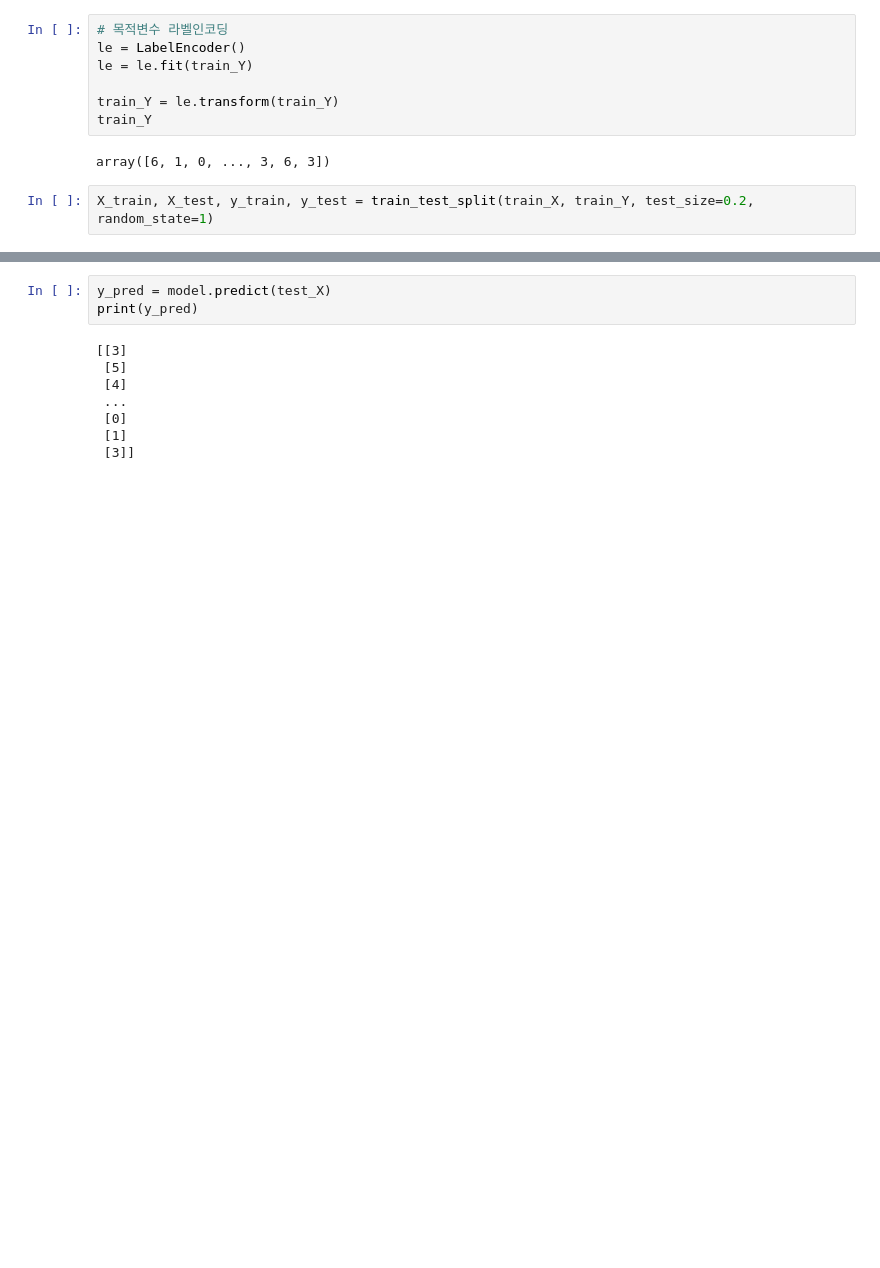
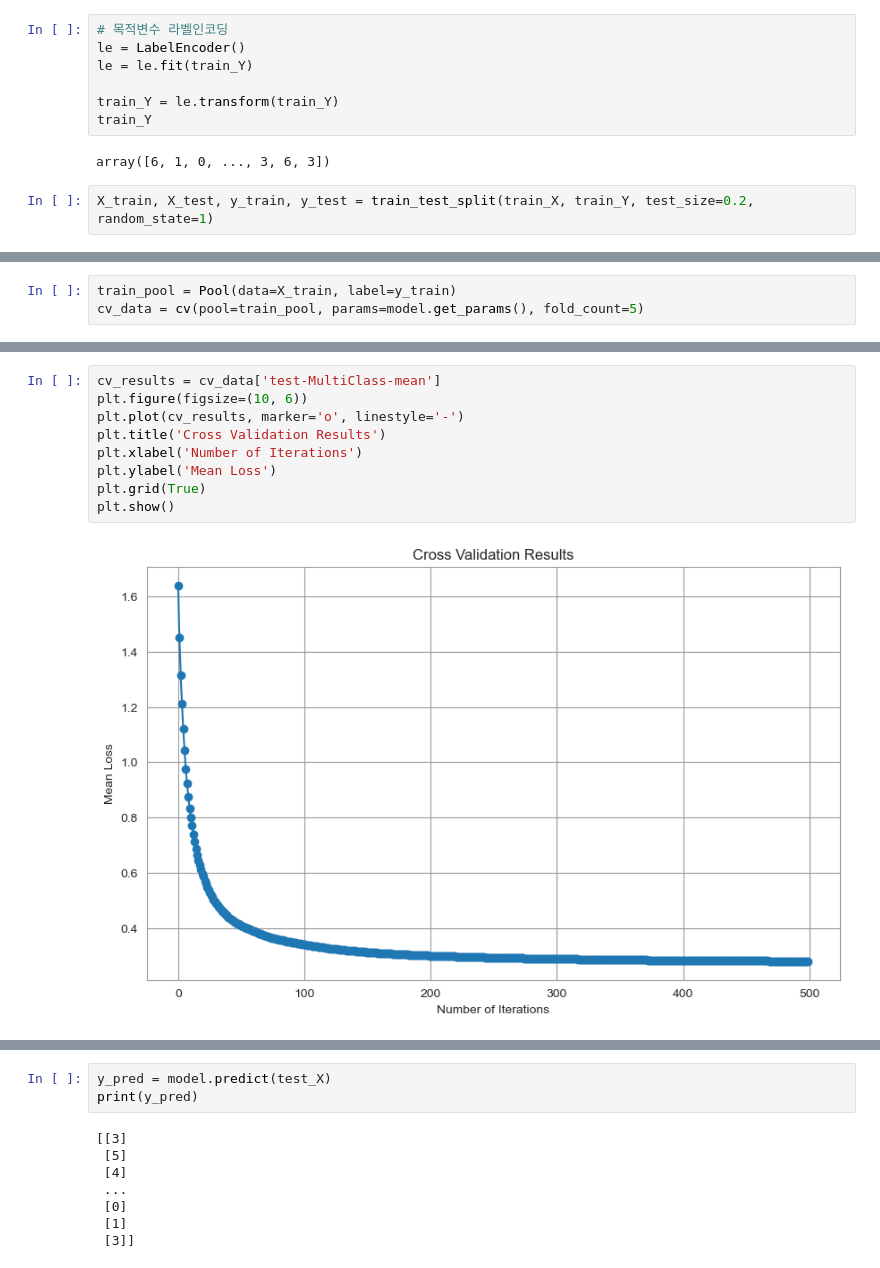
Before and after one commit to jonggu12/OBESITY_RISK, a Jupyter notebook: code/02_1. catboost.ipynb, the cells around one changed output, grey strips where cells are left out. Cells and saved outputs as stored; diff of their text form; blank space fills up the shorter version.

```diff
--- a/code/02_1. catboost.ipynb
+++ b/code/02_1. catboost.ipynb
@@ -628,0 +566,3 @@ model.fit(X_train, y_train)
+# %%
+train_pool = Pool(data=X_train, label=y_train)
+cv_data = cv(pool=train_pool, params=model.get_params(), fold_count=5)
@@ -629 +600,12 @@ model.fit(X_train, y_train)
+# %%
+cv_results = cv_data['test-MultiClass-mean']
+plt.figure(figsize=(10, 6))
+plt.plot(cv_results, marker='o', linestyle='-')
+plt.title('Cross Validation Results')
+plt.xlabel('Number of Iterations')
+plt.ylabel('Mean Loss')
+plt.grid(True)
+plt.show()
+# %% [output]
+[figure, added]
 # %%
```
Also changed, not shown: parts of 10 cells of this notebook, 36 other files.
